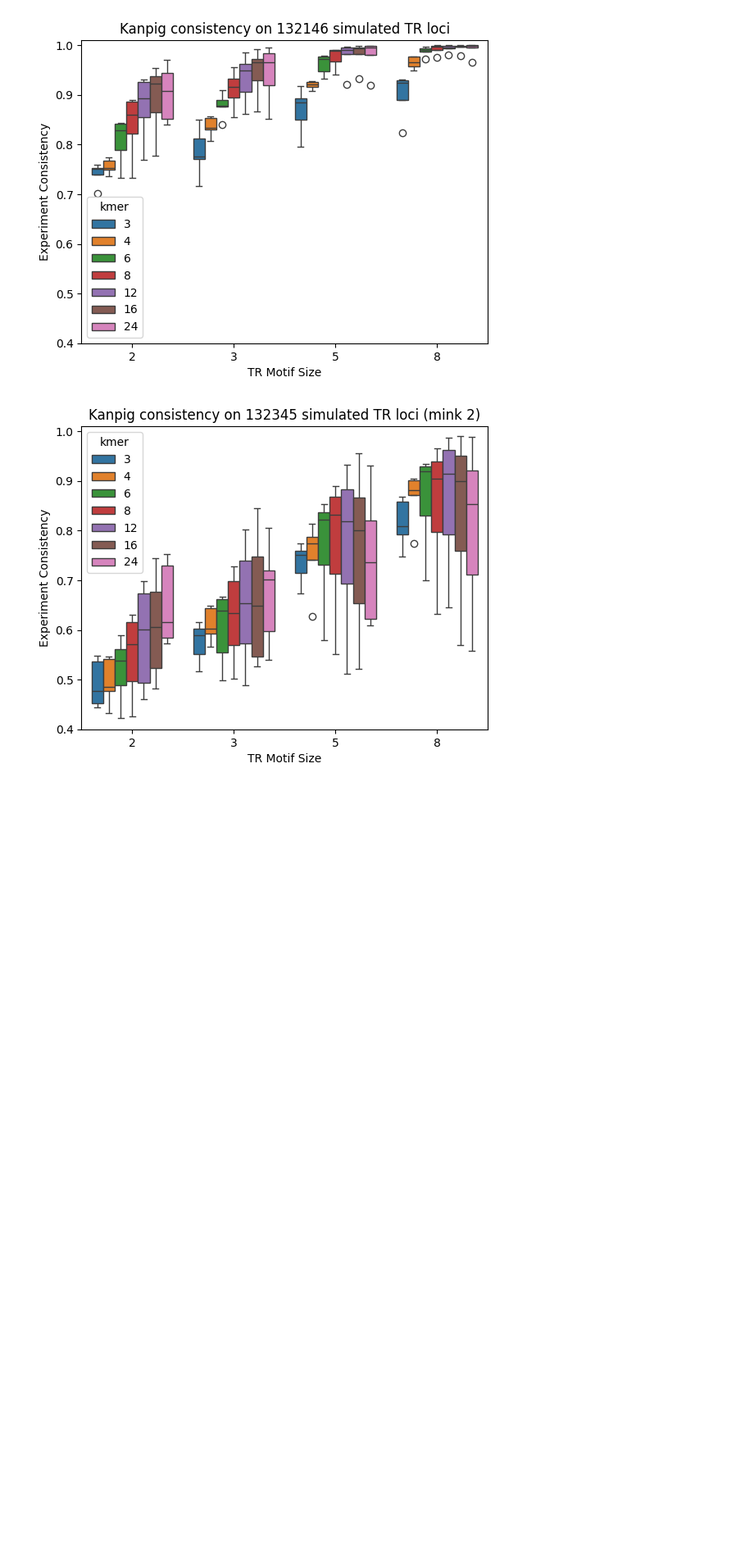
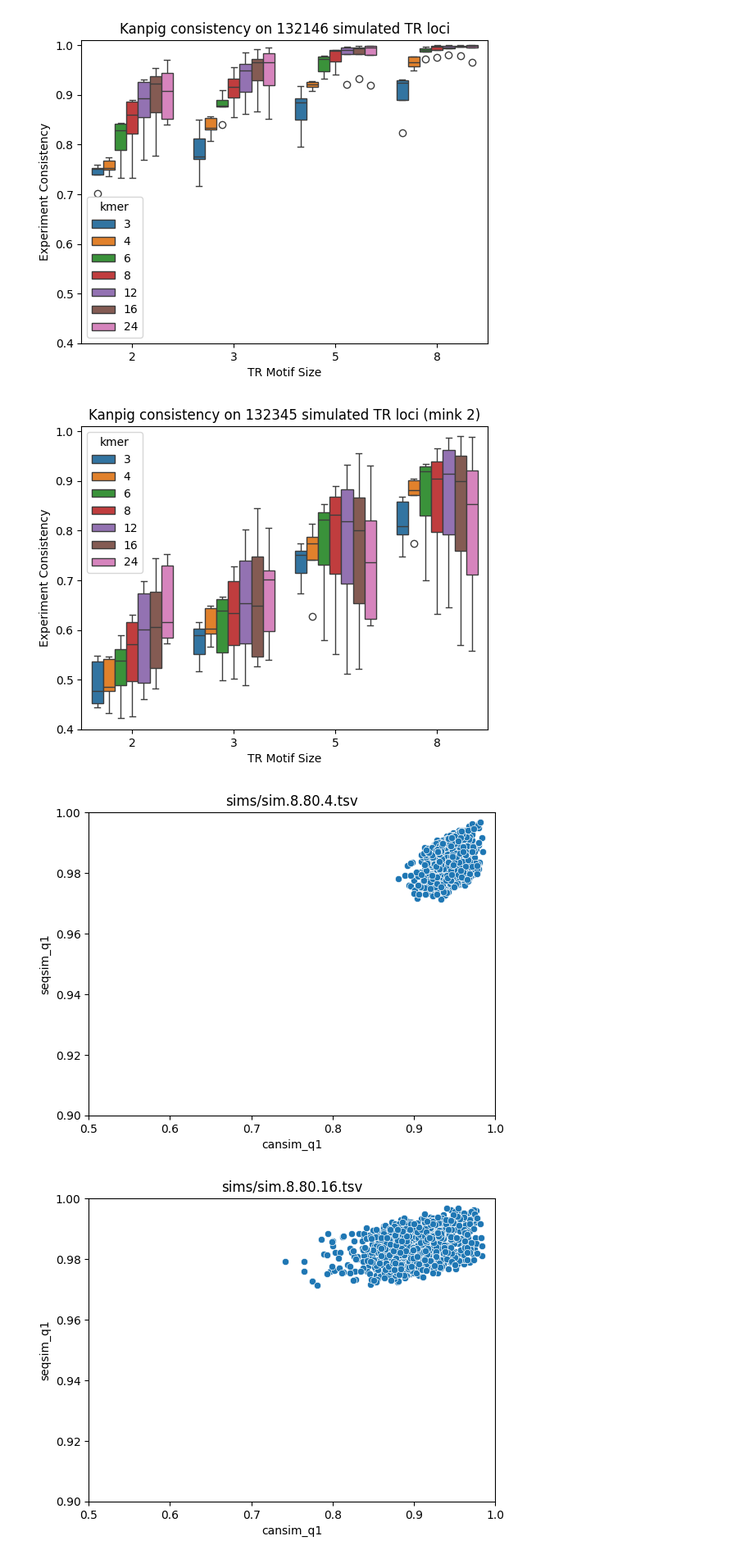
Before and after one commit to ACEnglish/kanpig, a Jupyter notebook: repo_utils/trsim_kmer/Experiment.ipynb, the cells around one changed output. Shown at 82% size. Drawn from its saved outputs; the diff is of its cells as text; code cells hidden in the pictures; blank space fills up the shorter version.

```diff
--- a/repo_utils/trsim_kmer/Experiment.ipynb
+++ b/repo_utils/trsim_kmer/Experiment.ipynb
@@ -126,0 +143,11 @@ _ = p.set(title=f"Kanpig consistency on {data['tests'].sum()} simulated TR loci
+# %%
+import glob
+
+for i in ["sims/sim.8.80.4.tsv", "sims/sim.8.80.16.tsv"]:
+    t = pd.read_csv(i, sep='\t')
+    p = sb.scatterplot(data=t, x='cansim_q1', y='seqsim_q1')
+    p.set(title=i, xlim=(0.5, 1), ylim=(0.9,1))
+    plt.show()
+# %% [output]
+[figure, added]
+[figure, added]
```
Also changed, not shown: parts of 3 cells of this notebook, 2 other files.
